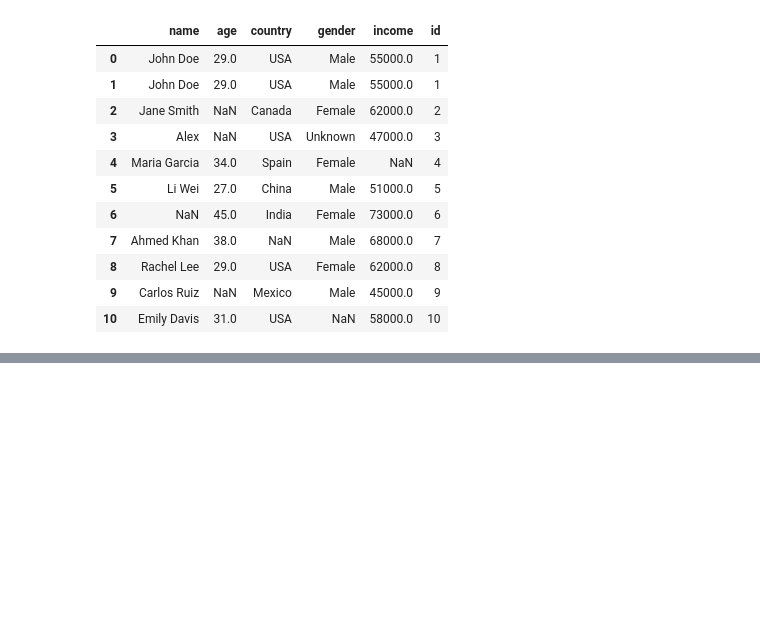
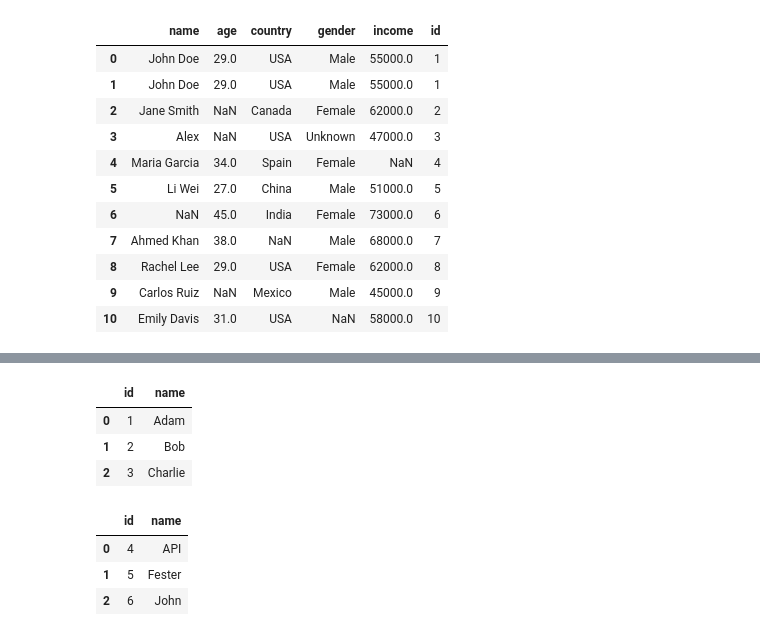
Before and after one commit to Suhailazhr/Pandas_tutorial, a Jupyter notebook: Pandas.Tutorial.ipynb, the cells around one changed output, grey strips where cells are left out. Drawn from its saved outputs; the diff is of its cells as text; code cells hidden in the pictures; blank space fills up the shorter version.

```diff
--- a/Pandas.Tutorial.ipynb
+++ b/Pandas.Tutorial.ipynb
@@ -508,0 +616,14 @@ df2
+# %%
+df1
+# %% [output]
+|  | id | name |
+| 0 | 1 | Adam |
+| 1 | 2 | Bob |
+| 2 | 3 | Charlie |
+# %%
+df2
+# %% [output]
+|  | id | name |
+| 0 | 4 | API |
+| 1 | 5 | Fester |
+| 2 | 6 | John |
```
Also changed, not shown: parts of 5 cells of this notebook, 1 other file.
